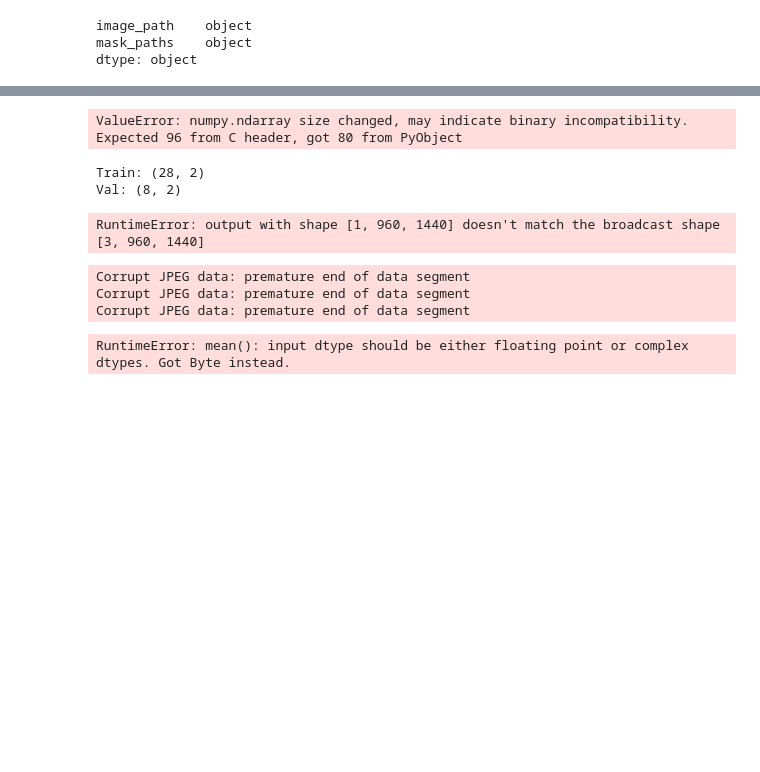
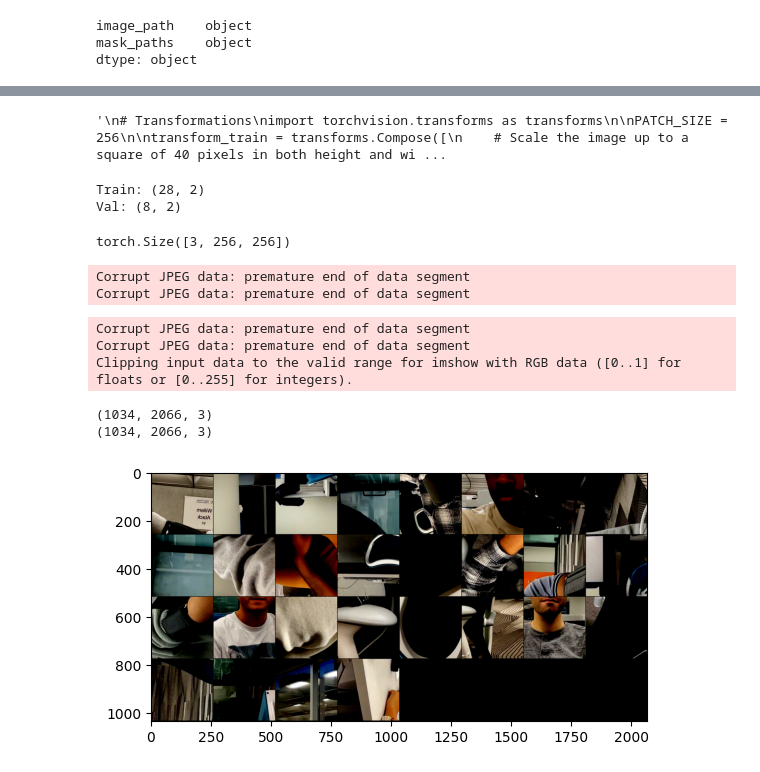
Before and after one commit to steven9909/mobile_health_segmentation, a Jupyter notebook: load_data.ipynb, the cells around one changed output, grey strips where cells are left out. Saved outputs shown, nothing was run; the diff lists cells and outputs as text; code cells hidden in the pictures; blank space fills up the shorter version.

Commit message:
Update load_data.ipynb
dataloader!!!! haha

```diff
--- a/load_data.ipynb
+++ b/load_data.ipynb
@@ -70,14 +112,8 @@ from albumentations.pytorch import ToTensorV2
 
 PATCH_SIZE = 256
 
+'''
 strong_transforms = A.Compose([
-    A.RandomCrop(width = PATCH_SIZE, height = PATCH_SIZE, p=1.0),
-    A.HorizontalFlip(p=0.5),
-    A.VerticalFlip(p=0.5),
-    A.RandomRotate90(p=0.5),
-    A.Transpose(p=0.5),
-    A.ShiftScaleRotate(shift_limit=0.01, scale_limit=0.04, rotate_limit=0, p=0.25),
-
     # Pixels
     A.RandomBrightnessContrast(p=0.5),
     A.RandomGamma(p=0.25),
@@ -91,12 +127,12 @@ strong_transforms = A.Compose([
         A.OpticalDistortion(p=1, distort_limit=2, shift_limit=0.5)
     ], p=0.8),
 
-    A.Normalize(p=1.0),
-    ToTensorV2(),
+    A.Normalize(mean=(0.5,0.5,0.5), std=(0.5,0.5,0.5), p=1.0),
 ])
+'''
 
 transforms = A.Compose([
-    A.Resize(width = PATCH_SIZE, height = PATCH_SIZE, p=1.0),
+    A.RandomCrop(width = PATCH_SIZE, height = PATCH_SIZE, p=1.0),
     A.HorizontalFlip(p=0.5),
     A.VerticalFlip(p=0.5),
     A.RandomRotate90(p=0.5),
@@ -105,8 +141,6 @@ transforms = A.Compose([
 
     ToTensorV2(),
 ])
-# %% [output]
-ValueError: numpy.ndarray size changed, may indicate binary incompatibility. Expected 96 from C header, got 80 from PyObject
 # %%
 '''
 # Transformations
@@ -139,6 +173,8 @@ transform_test = transforms.Compose([
      [0.5, 0.5, 0.5])
     ])
 '''
+# %% [output]
+'\n# Transformations\nimport torchvision.transforms as transforms\n\nPATCH_SIZE = 256\n\ntransform_train = transforms.Compose([\n    # Scale the image up to a square of 40 pixels in both height and wi ...
 # %%
 # Split df into train and test data
 train_df, val_df = train_test_split(df, test_size=0.2)
@@ -150,9 +186,9 @@ print(f"Train: {train_df.shape} \nVal: {val_df.shape}")
 Train: (28, 2)
 Val: (8, 2)
 # %%
-train_dataset = CuffDataset(train_df, transform_test)
+train_dataset = CuffDataset(train_df, transforms)
 images, masks = train_dataset[0]
-print(images)
+print(images.shape)
 # print(train_dataset)
 #mean, std = images.mean([0,2,3]), images.std([0,2,3])
 #print(mean, std)
@@ -161,12 +197,12 @@ print(images)
 #print(image.shape, mask.shape)
 #print(image, mask)
 # %% [output]
-RuntimeError: output with shape [1, 960, 1440] doesn't match the broadcast shape [3, 960, 1440]
+torch.Size([3, 256, 256])
 # %%
-train_dataset = CuffDataset(train_df, transforms=transform_test)
+train_dataset = CuffDataset(train_df, transforms=transforms)
 train_dataloader = DataLoader(train_dataset, batch_size=28, shuffle=False)
 
-val_dataset = CuffDataset(val_df, transforms=transform_test)
+val_dataset = CuffDataset(val_df, transforms=transforms)
 val_dataloader = DataLoader(val_dataset, batch_size=8, shuffle=False)
 # %%
 '''
@@ -178,10 +214,33 @@ def mean_std(loader):
 '''
 
 images, labels = next(iter(train_dataloader))
-
-mean, std = images.mean([0,2,3]), images.std([0,2,3])
 # %% [output]
 Corrupt JPEG data: premature end of data segment
 Corrupt JPEG data: premature end of data segment
-Corrupt JPEG data: premature end of data segment
-RuntimeError: mean(): input dtype should be either floating point or complex dtypes. Got Byte instead.
+# %%
+import matplotlib.pyplot as plt
+import torchvision.utils
+
+def imshow(img):
+    #img = (img * 0.5 * 255) + (0.5 * 255)   # unnormalize
+    npimg = np.float32(img)
+    npimg = np.transpose(npimg, (1, 2, 0))
+    print(npimg.shape)
+    npimg = cv2.cvtColor(npimg, cv2.COLOR_BGR2RGB)
+    print(npimg.shape)
+    plt.imshow(npimg, vmin=0, vmax=1)
+
+
+# get some random training images
+dataiter = iter(train_dataloader)
+images, masks = next(dataiter)
+
+# show images
+imshow(torchvision.utils.make_grid(images))
+# %% [output]
+Corrupt JPEG data: premature end of data segment
+Corrupt JPEG data: premature end of data segment
+Clipping input data to the valid range for imshow with RGB data ([0..1] for floats or [0..255] for integers).
+(1034, 2066, 3)
+(1034, 2066, 3)
+[figure, added]
```
Also changed, not shown: parts of 4 cells of this notebook.
